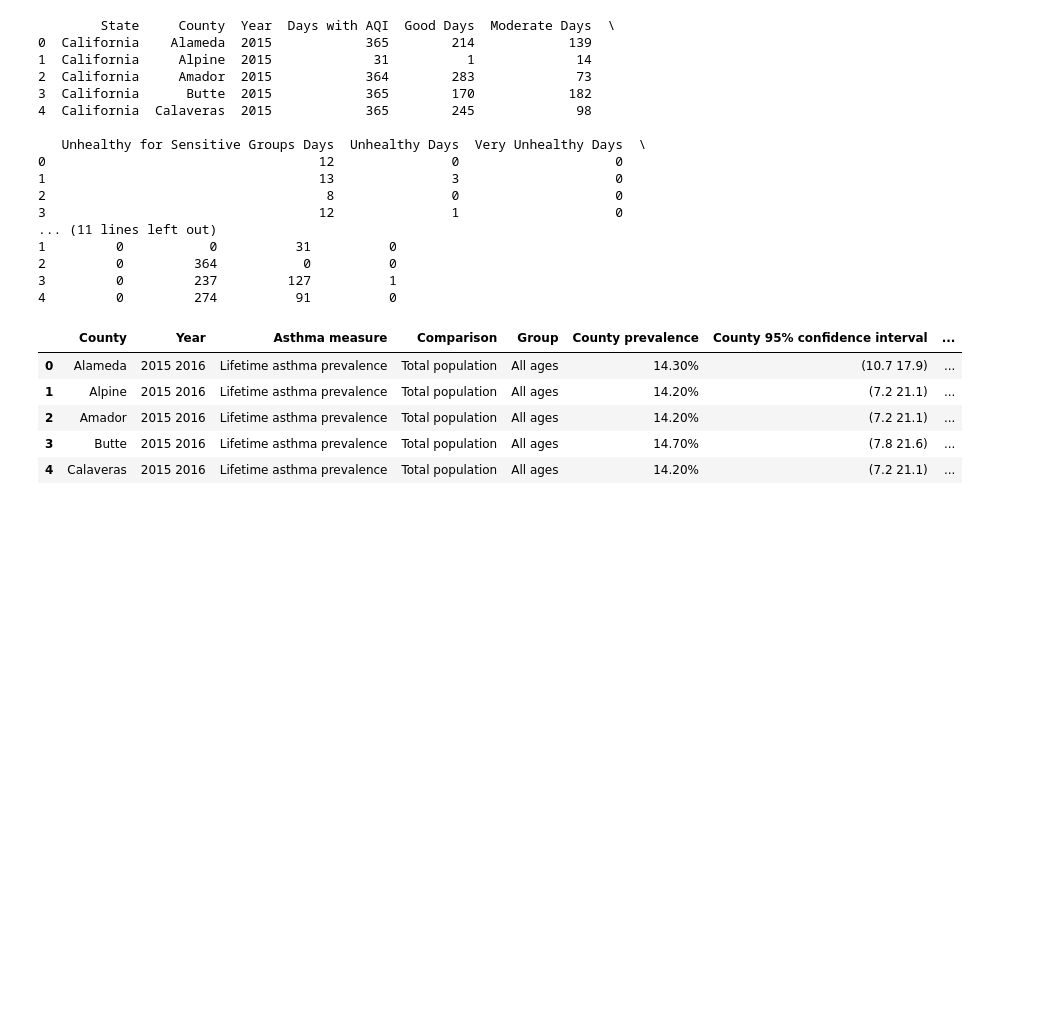
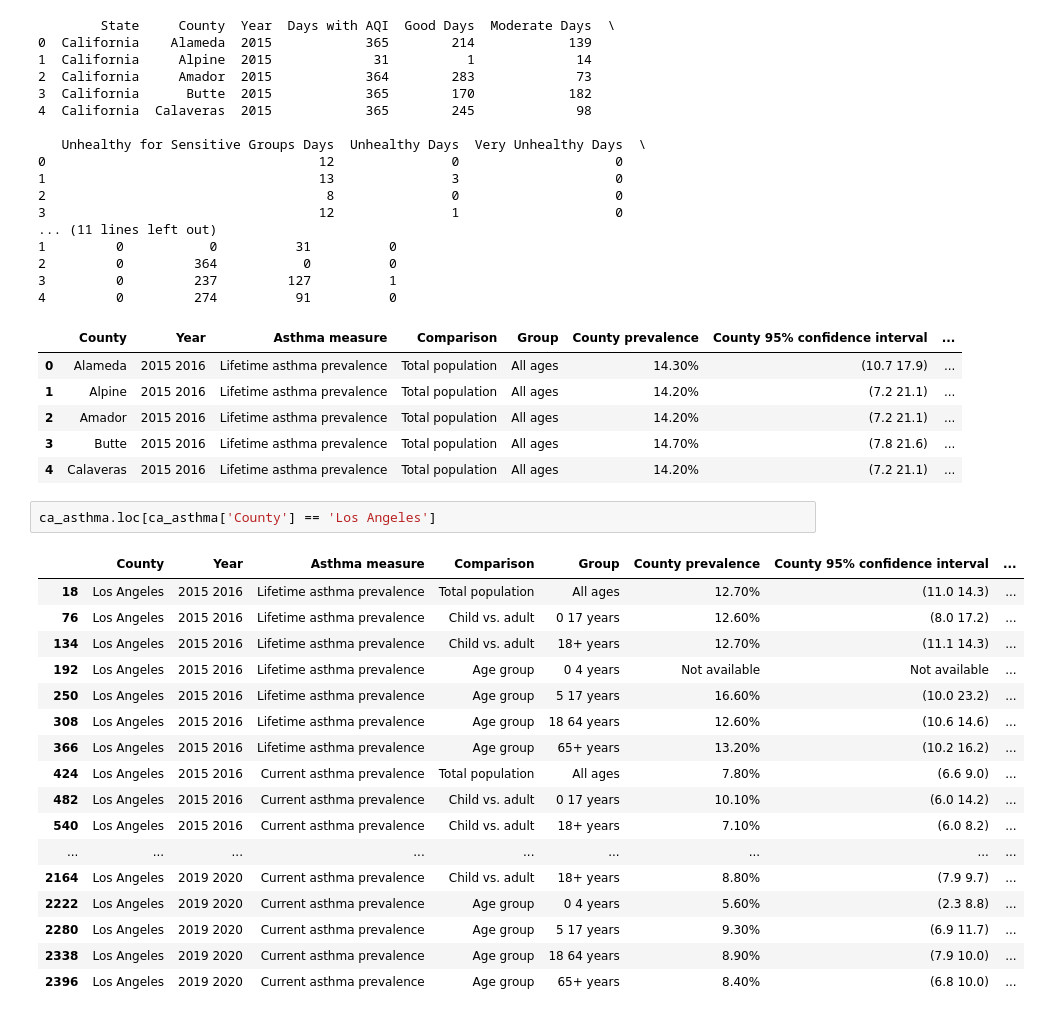
Before and after one commit to ENVS110a-SP23/group5-project, a Jupyter notebook: DataAnalysis.ipynb, the cells around one changed output. Cells and saved outputs as stored; diff of their text form; blank space fills up the shorter version.

```diff
--- a/DataAnalysis.ipynb
+++ b/DataAnalysis.ipynb
@@ -49,3 +49,23 @@ ca_asthma2015.head()
 | 2 | Amador | 2015 2016 | Lifetime asthma prevalence | Total population | All ages | 14.20% | (7.2 21.1) | ... |
 | 3 | Butte | 2015 2016 | Lifetime asthma prevalence | Total population | All ages | 14.70% | (7.8 21.6) | ... |
 | 4 | Calaveras | 2015 2016 | Lifetime asthma prevalence | Total population | All ages | 14.20% | (7.2 21.1) | ... |
+# %%
+ca_asthma.loc[ca_asthma['County'] == 'Los Angeles']
+# %% [output]
+|  | County | Year | Asthma measure | Comparison | Group | County prevalence | County 95% confidence interval | ... |
+| 18 | Los Angeles | 2015 2016 | Lifetime asthma prevalence | Total population | All ages | 12.70% | (11.0 14.3) | ... |
+| 76 | Los Angeles | 2015 2016 | Lifetime asthma prevalence | Child vs. adult | 0 17 years | 12.60% | (8.0 17.2) | ... |
+| 134 | Los Angeles | 2015 2016 | Lifetime asthma prevalence | Child vs. adult | 18+ years | 12.70% | (11.1 14.3) | ... |
+| 192 | Los Angeles | 2015 2016 | Lifetime asthma prevalence | Age group | 0 4 years | Not available | Not available | ... |
+| 250 | Los Angeles | 2015 2016 | Lifetime asthma prevalence | Age group | 5 17 years | 16.60% | (10.0 23.2) | ... |
+| 308 | Los Angeles | 2015 2016 | Lifetime asthma prevalence | Age group | 18 64 years | 12.60% | (10.6 14.6) | ... |
+| 366 | Los Angeles | 2015 2016 | Lifetime asthma prevalence | Age group | 65+ years | 13.20% | (10.2 16.2) | ... |
+| 424 | Los Angeles | 2015 2016 | Current asthma prevalence | Total population | All ages | 7.80% | (6.6 9.0) | ... |
+| 482 | Los Angeles | 2015 2016 | Current asthma prevalence | Child vs. adult | 0 17 years | 10.10% | (6.0 14.2) | ... |
+| 540 | Los Angeles | 2015 2016 | Current asthma prevalence | Child vs. adult | 18+ years | 7.10% | (6.0 8.2) | ... |
+| ... | ... | ... | ... | ... | ... | ... | ... | ... |
+| 2164 | Los Angeles | 2019 2020 | Current asthma prevalence | Child vs. adult | 18+ years | 8.80% | (7.9 9.7) | ... |
+| 2222 | Los Angeles | 2019 2020 | Current asthma prevalence | Age group | 0 4 years | 5.60% | (2.3 8.8) | ... |
+| 2280 | Los Angeles | 2019 2020 | Current asthma prevalence | Age group | 5 17 years | 9.30% | (6.9 11.7) | ... |
+| 2338 | Los Angeles | 2019 2020 | Current asthma prevalence | Age group | 18 64 years | 8.90% | (7.9 10.0) | ... |
+| 2396 | Los Angeles | 2019 2020 | Current asthma prevalence | Age group | 65+ years | 8.40% | (6.8 10.0) | ... |
```
Also changed, not shown: parts of 3 cells of this notebook, 2 other files.
